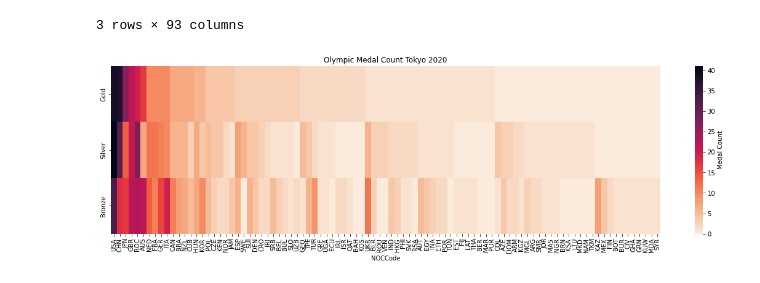
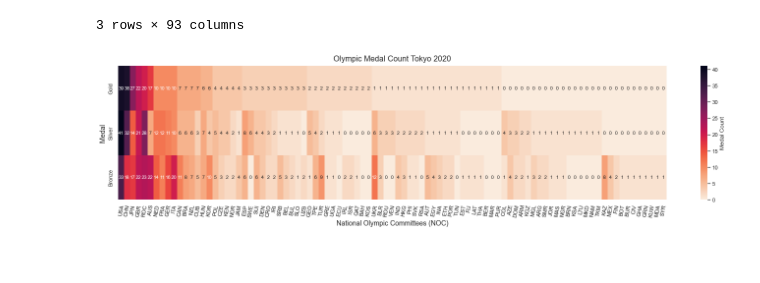
Before and after one commit to fabian-kutschera/Notebooks4fun, a Jupyter notebook: Olympics.ipynb, the cells around one changed output. Cells and saved outputs as stored; diff of their text form; code cells hidden in the pictures.

Commit message:
update descriptions and configure legend for olympic heatmap

```diff
--- a/Olympics.ipynb
+++ b/Olympics.ipynb
@@ -85,9 +85,17 @@ oo
 | Bronze | 33 | 18 | 17 | 22 | 23 | 22 | 14 | 11 | 16 | 20 | ... | ... |
 3 rows × 93 columns
 # %%
-plt.figure(figsize=(20,5))
-plt.title("Olympic Medal Count Tokyo 2020")
-sns.heatmap(oo, cmap="rocket_r", xticklabels=True, yticklabels=True, cbar_kws={'label': 'Medal Count'})
+plt.figure(figsize=(25,5)) #(20,6)
+plt.title("Olympic Medal Count Tokyo 2020", fontsize=16, pad=10)
+#sns.set(font_scale=1)
+heatmap = sns.heatmap(oo, cmap="rocket_r", xticklabels=True, yticklabels=True, annot=True,
+            annot_kws={"size": 10},
+            cbar_kws={'label': 'Medal Count', 'orientation': 'vertical'})#, 'shrink':0.8, 'aspect':15, 'pad':0.25})
+heatmap.set_xticklabels(heatmap.get_xticklabels(), rotation=80)
+plt.xlabel("National Olympic Committees (NOC)", fontsize=14)
+plt.ylabel("Medal", fontsize=14)
+#plt.gcf().set_size_inches(20, 4) # for legend
+#https://www.delftstack.com/de/howto/seaborn/size-of-seaborn-heatmap/
 plt.show()
 # %% [output]
-[figure, old version]
+[figure, new version]
```
Also changed, not shown: parts of 1 cell of this notebook.
